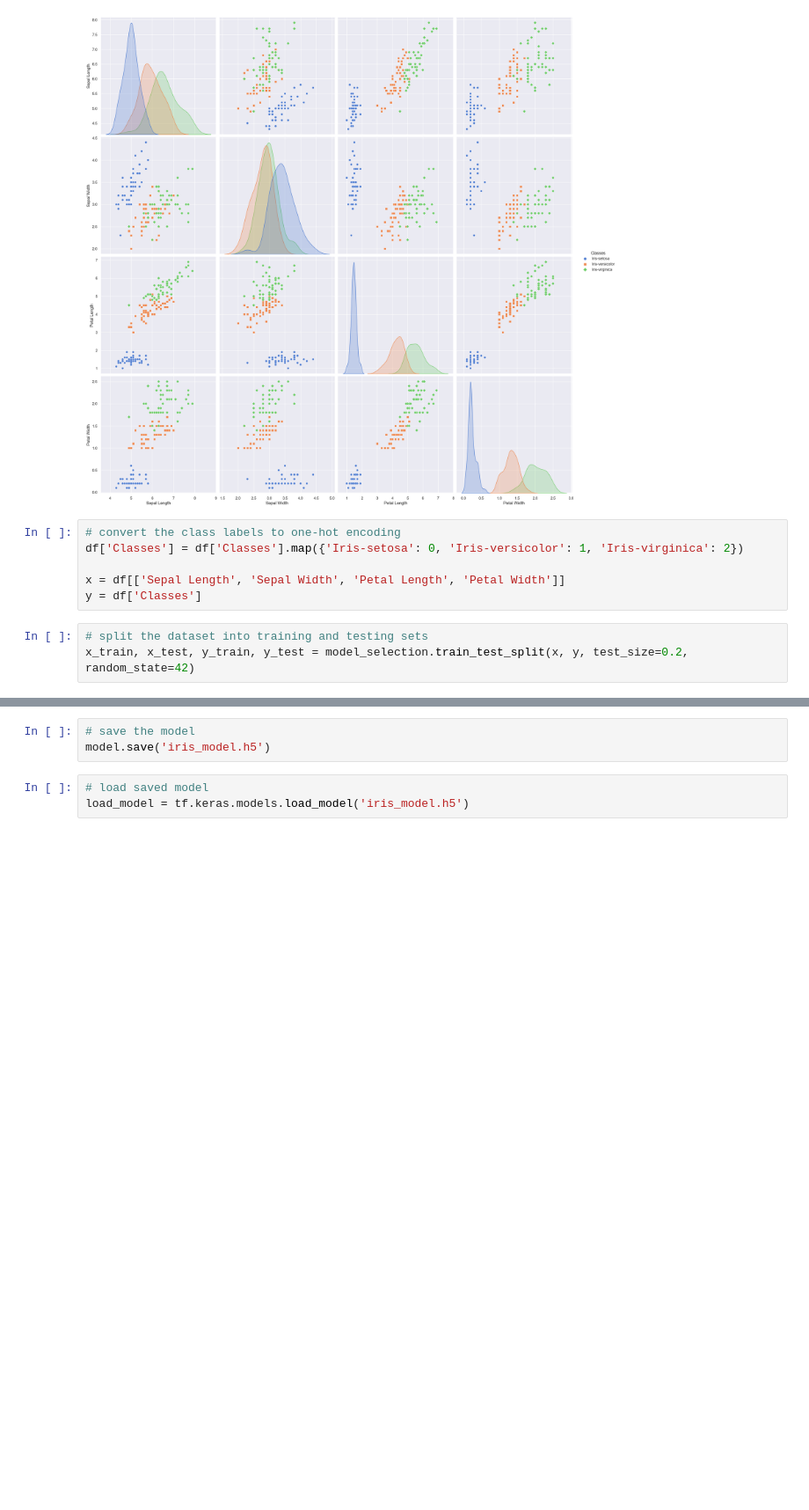
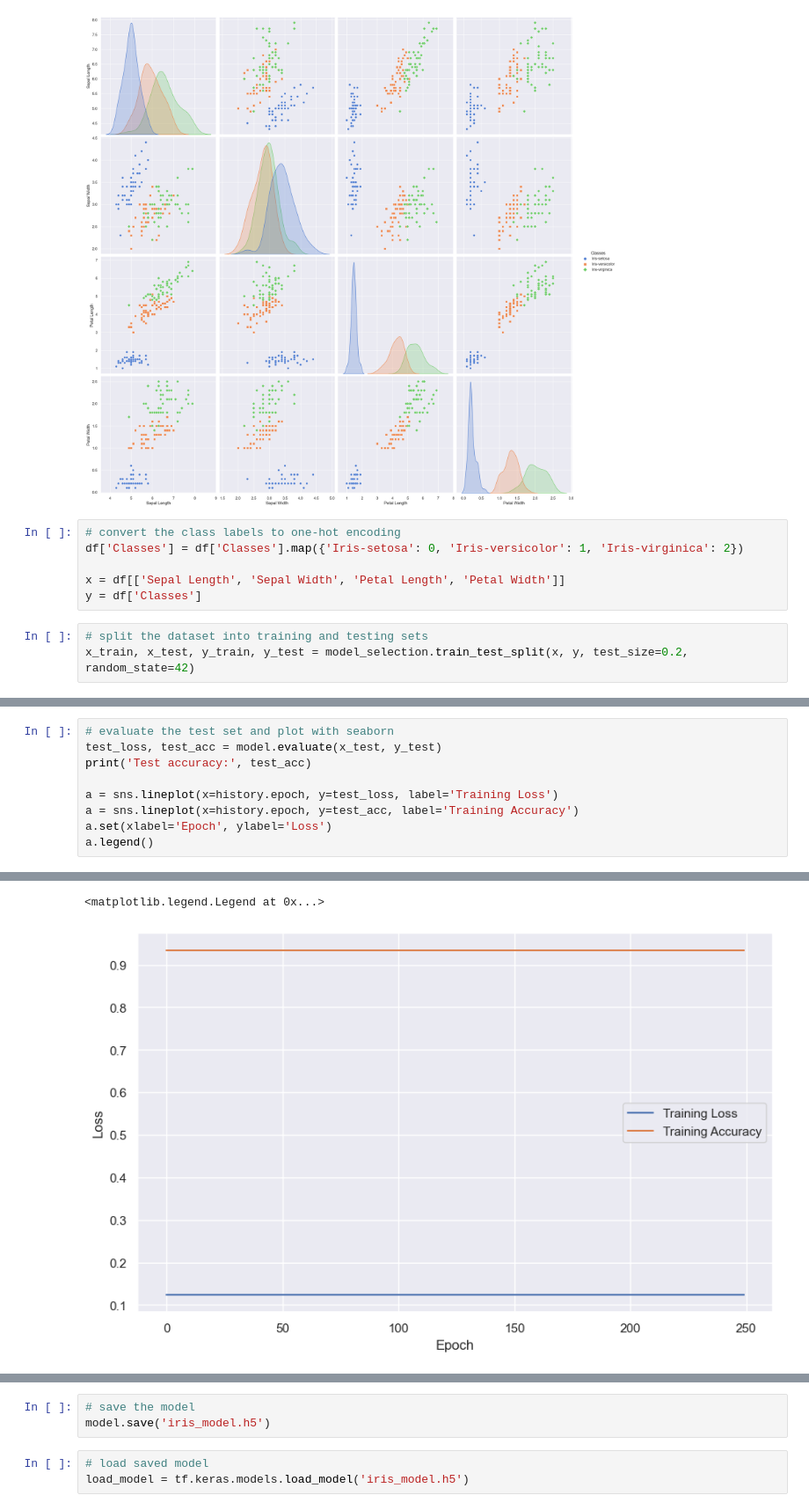
Before and after one commit to KoukeNeko-Practices/Deep-Learning-Lessons-YunTech, a Jupyter notebook: MLP with tf.keras/HW3-3.ipynb, the cells around one changed output, grey strips where cells are left out. Shown at 88% size. Cells and saved outputs as stored; diff of their text form; blank space fills up the shorter version.

```diff
--- a/MLP with tf.keras/HW3-3.ipynb
+++ b/MLP with tf.keras/HW3-3.ipynb
@@ -95,0 +91,10 @@ model.evaluate(x_test, y_test)
+# %%
+# evaluate the test set and plot with seaborn
+test_loss, test_acc = model.evaluate(x_test, y_test)
+print('Test accuracy:', test_acc)
+
+a = sns.lineplot(x=history.epoch, y=test_loss, label='Training Loss')
+a = sns.lineplot(x=history.epoch, y=test_acc, label='Training Accuracy')
+a.set(xlabel='Epoch', ylabel='Loss')
+a.legend()
+# %% [output]
@@ -96,3 +103,5 @@ model.evaluate(x_test, y_test)
+<matplotlib.legend.Legend at 0x...>
+[figure, added]
 # %%
 # sns theme
 sns.set(rc={"figure.figsize":(10, 6)}) #width=3, #height=4
```
Also changed, not shown: parts of 6 cells of this notebook, 1 other file.
